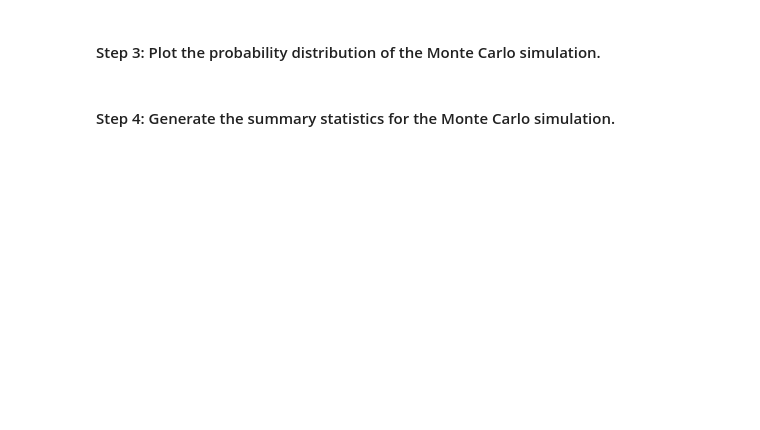
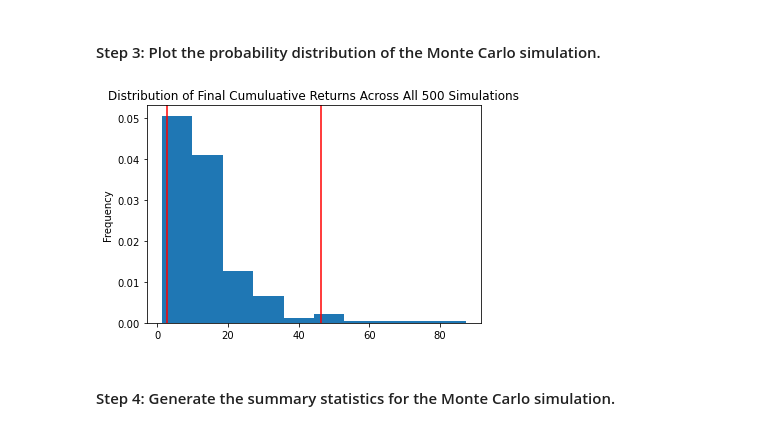
Before and after one commit to emorytk/FinTech-Class_C05_emorytk-, a Jupyter notebook: financial_planning_tools.ipynb, the cells around one changed output. Saved outputs shown, nothing was run; the diff lists cells and outputs as text; code cells hidden in the pictures; blank space fills up the shorter version.

```diff
--- a/financial_planning_tools.ipynb
+++ b/financial_planning_tools.ipynb
@@ -582,7 +583,9 @@ uneven_weight_line_plot = MC_uneven_weight.plot_simulation()
 # %%
 # Visualize the probability distribution of the 30-year Monte Carlo simulation
 # by plotting a histogram
-uneven_weight_distribution_plot = MC_uneven_weight.plot_distribution()
+MC_uneven_weight_30_distribution_plot = MC_uneven_weight_30.plot_distribution()
+# %% [output]
+[figure, added]
 # %% [markdown]
 #### Step 4: Generate the summary statistics for the Monte Carlo simulation.
 # %%
```
Also changed, not shown: parts of 26 cells of this notebook, 2 other files.
